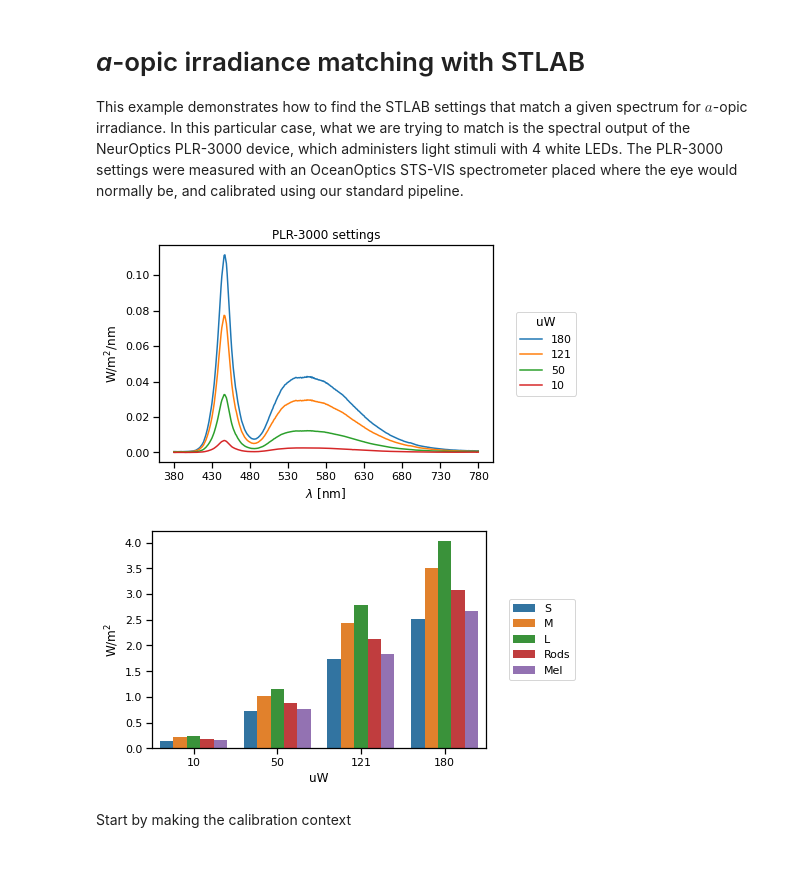
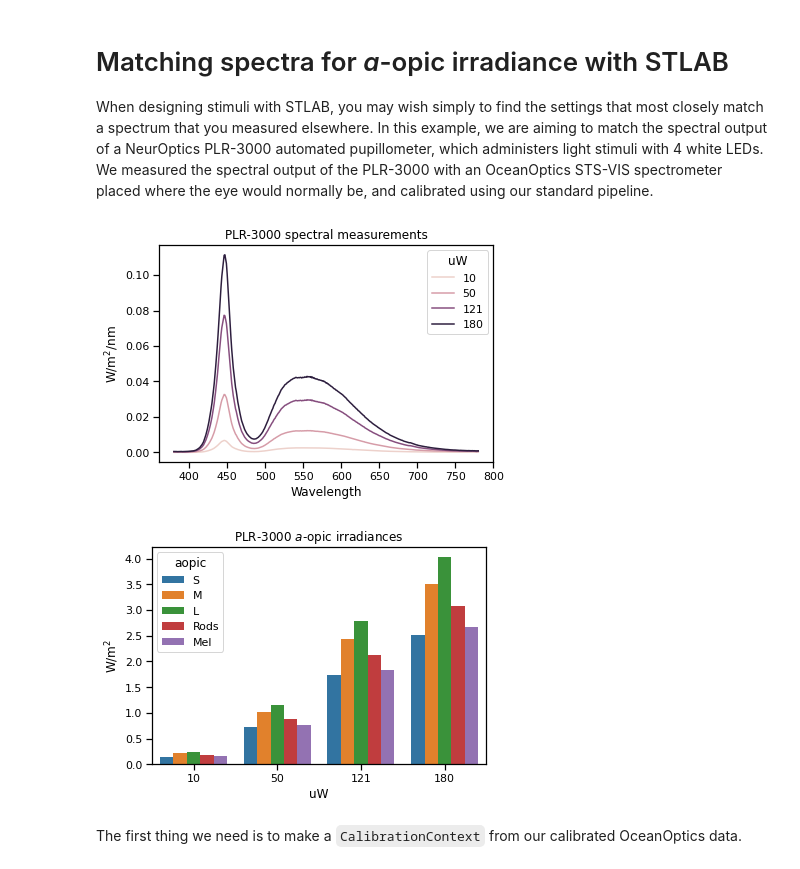
Before and after one commit to PyPlr/cvd_pupillometry, a Jupyter notebook: docs/06c_finding_stlab_settings.ipynb, the cells around one changed output. Drawn from its saved outputs; the diff is of its cells as text; code cells hidden in the pictures.

Commit message:
Update pupil and docs /JTM
Signed-off-by: jtmbeta <joel.t.martin36@gmail.com>

```diff
--- a/docs/06c_finding_stlab_settings.ipynb
+++ b/docs/06c_finding_stlab_settings.ipynb
@@ -1,51 +1,44 @@
 # %% [markdown]
-*a*-opic irradiance matching with STLAB
-=======================================
+Matching spectra for *a*-opic irradiance with STLAB
+===================================================
 
-This example demonstrates how to find the STLAB settings that match a given spectrum for $a$-opic irradiance. In this particular case, what we are trying to match is the spectral output of the NeurOptics PLR-3000 device, which administers light stimuli with 4 white LEDs. The PLR-3000 settings were measured with an OceanOptics STS-VIS spectrometer placed where the eye would normally be, and calibrated using our standard pipeline.
+When designing stimuli with STLAB, you may wish simply to find the settings that most closely match a spectrum that you measured elsewhere. In this example, we are aiming to match the spectral output of a NeurOptics PLR-3000 automated pupillometer, which administers light stimuli with 4 white LEDs. We measured the spectral output of the PLR-3000 with an OceanOptics STS-VIS spectrometer placed where the eye would normally be, and calibrated using our standard pipeline.
 # %%
 import pandas as pd
-import matplotlib.pyplot as plt
 import seaborn as sns
 sns.set_context('notebook')
 
-from pyplr.CIE import get_CIES026
+# Load data
+plr3000 = pd.read_csv('../data/PLR-3000_oo_calibrated_spectra.csv', index_col='uW')
+plr3000.columns = plr3000.columns.astype('int')
 
-# Load PLR-3000 data
-plr3000 = pd.read_csv(
-    '../data/PLR-3000_oo_calibrated_spectra.csv', index_col='uW')
-
-# Plot SPDs
-for i in plr3000.index:
-    plr3000.loc[i].plot(label=i)
-    plt.legend()
-    plt.legend().set_title('uW')
-    plt.ylabel('W/m$^2$/nm')
-    plt.xlabel('$\lambda$ [nm]')
-    plt.title('PLR-3000 settings')
-    leg = plt.gca().legend(
-        loc='center left', bbox_to_anchor=(1.05, 0.5), ncol=1)
-    leg.set_title('uW')
+# Plot spectra
+specs = (plr3000.reset_index()
+                .melt(id_vars='uW', var_name='Wavelength', value_name='w/m2/nm')
+                .sort_values(['uW','Wavelength'])
+                .reset_index(drop=True))
+ax = sns.lineplot(data=specs, x='Wavelength', y='w/m2/nm', units='uW', hue='uW', estimator=None)
+ax.set_ylabel('W/m$^2$/nm')
+ax.set_title('PLR-3000 spectral measurements')
 
 # Plot a-opic irradiances
 sss = get_CIES026(asdf=True)
 sss = sss.fillna(0)
-plr_3k_ao = w_m2_nm.dot(sss)
+plr_3k_ao = plr3000.dot(sss)
 data = (plr_3k_ao.reset_index()
                  .melt(id_vars=['uW'],
                        var_name=['aopic'],
                        value_name='irradiance'))
-f, ax = plt.subplots()
+f2, ax2 = plt.subplots()
 sns.barplot(
-    data=data, x='uW', y='irradiance', hue='aopic', ax=ax)
-ax.legend(
-    loc='center left', bbox_to_anchor=(1.05, 0.5), ncol=1)
-ax.set_ylabel('W/m$^2$');
+    data=data, x='uW', y='irradiance', hue='aopic', ax=ax2)
+ax2.set_ylabel('W/m$^2$')
+ax2.set_title('PLR-3000 $a$-opic irradiances');
 # %% [output]
-[figure, old version]
+[figure, new version]
-[figure, old version]
+[figure, new version]
-# %% [markdown]
-Start by making the calibration context
+# %% [markdown]
+The first thing we need is to make a `CalibrationContext` from our calibrated OceanOptics data.
 # %%
 from pyplr.calibrate import CalibrationContext
 
```
Also changed, not shown: parts of 12 cells of this notebook, 9 other files.
